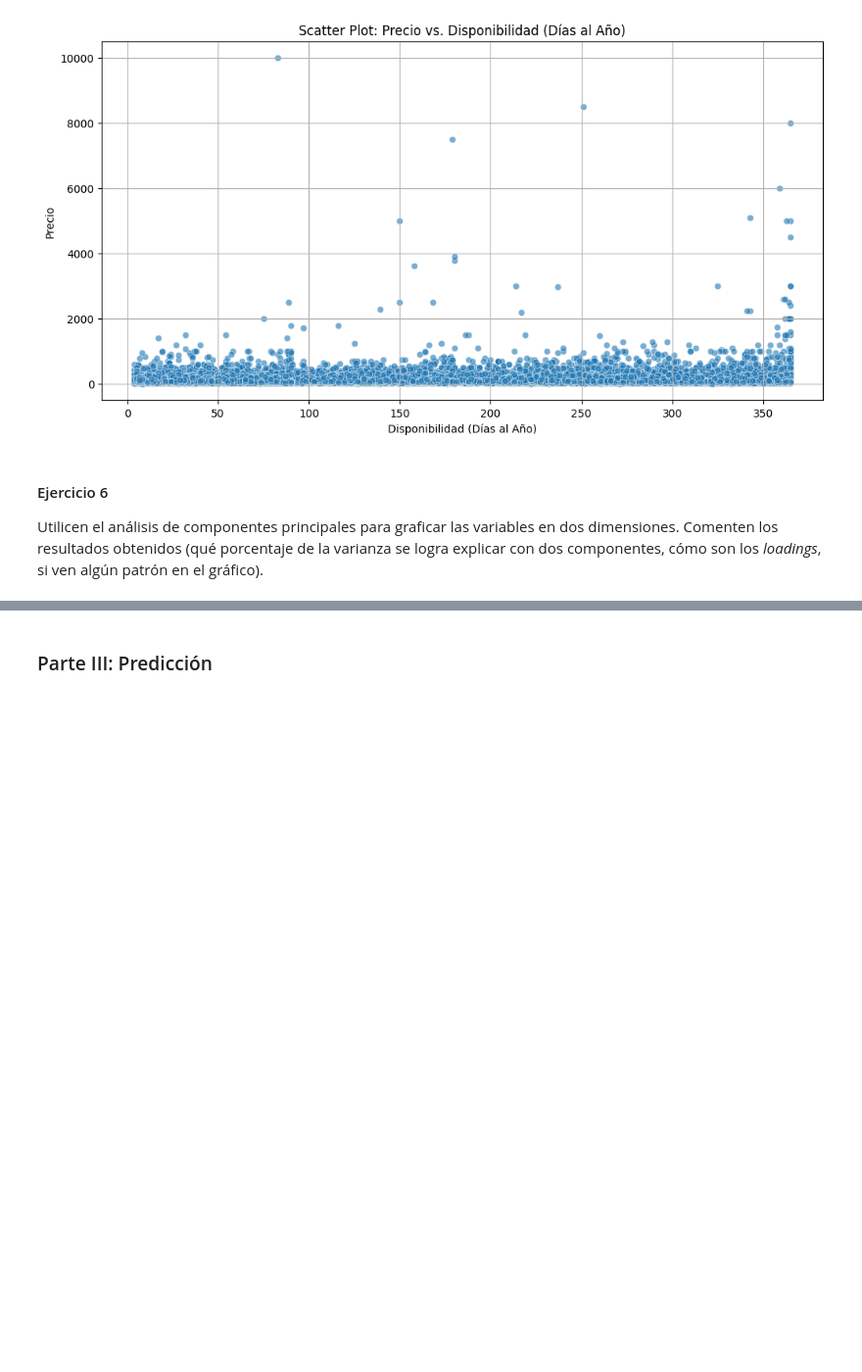
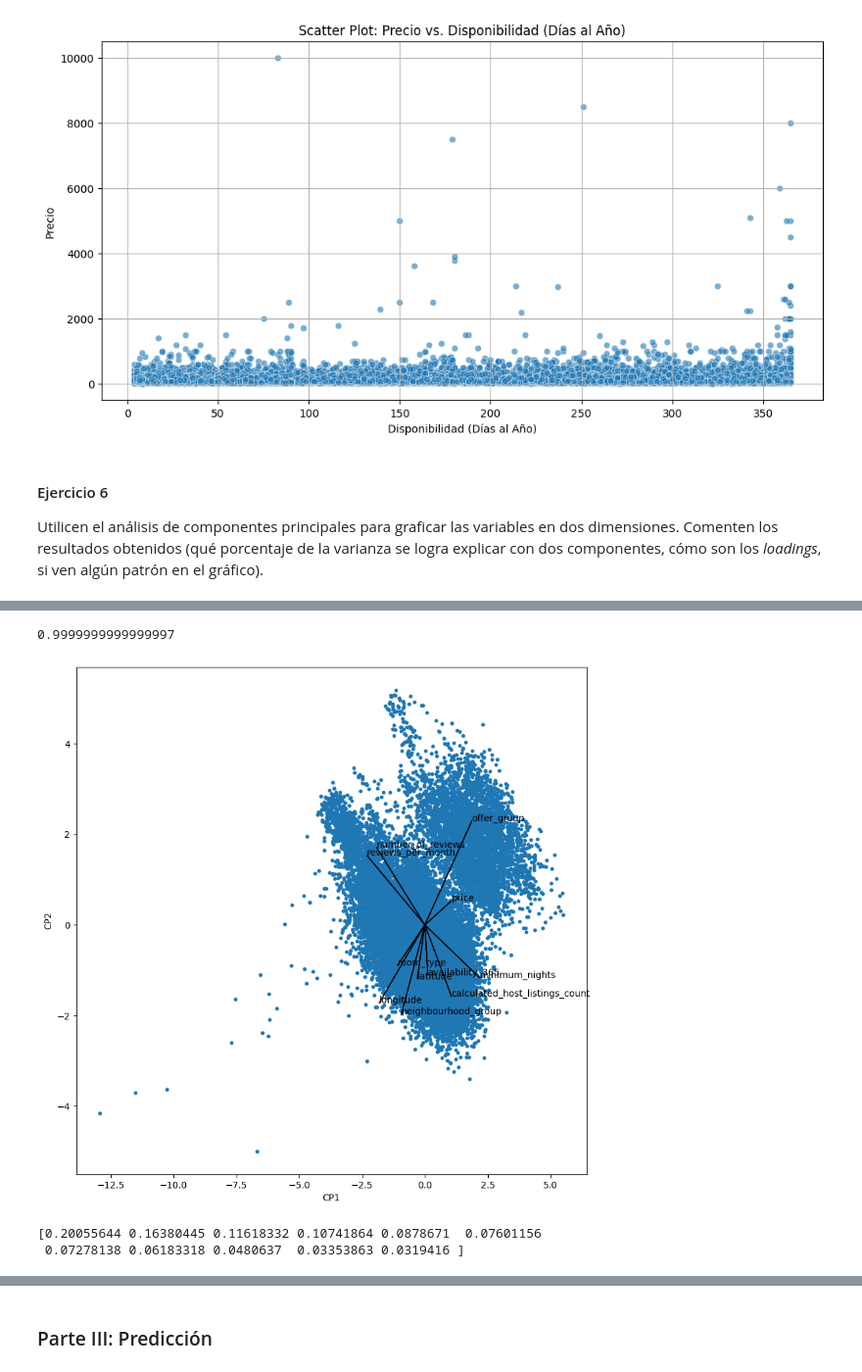
Before and after one commit to roluque/CC408-T2-3, a Jupyter notebook: TP2/TP2.ipynb, the cells around one changed output, grey strips where cells are left out. Shown at 98% size. Drawn from its saved outputs; the diff is of its cells as text; code cells hidden in the pictures; blank space fills up the shorter version.

```diff
--- a/TP2/TP2.ipynb
+++ b/TP2/TP2.ipynb
@@ -445,5 +439,5 @@ Name: price, dtype: float64
 Realicen dos scatter plots con dos variables de interés en cada uno. Comenten.
 # %%
 # Revertir la transformación logarítmica
-for column in columns_to_transform:
-    df_filtrado[column] = np.exp(df_filtrado[column]) - 1  # Restando 1 para revertir el +1 que se sumó antes
+#for column in columns_to_transform:
+#    df_filtrado[column] = np.exp(df_filtrado[column]) - 1  # Restando 1 para revertir el +1 que se sumó antes
@@ -509,26 +553,35 @@ pca.components_[0,0] #loadings del CP1 variable 1
 # %%
 #Si calculamos la norma euclídea de los loadings de cada componente, podemos ver que la suma de los cuadrados de los loadings de cada componente es igual a 1.
 (loading_vectors[0,0])**2+(loading_vectors[0,1])**2+(loading_vectors[0,2])**2+(loading_vectors[0,3])**2+(loading_vectors[0,4])**2+(loading_vectors[0,5])**2+(loading_vectors[0,6])**2+(loading_vectors[0,7])**2+(loading_vectors[0,8])**2+(loading_vectors[0,9])**2+(loading_vectors[0,10])**2
+# %% [output]
+0.9999999999999997
 # %%
-# Biplot
+# Hacemos el Biplot para ver el gráfico de las variables en dos dimensiones
 scores = airbnb_pca
 
 # Increase visibility of arrows and variable names
 i, j = 0, 1 # Componentes
 
 scale_arrow = s_ = 5 # para extender la longitud de las flechas y que se vean mejor
 scores[:,1] *= -1
-pca.components_[1] *= -1 # gira el eje y (CP2)
+#pca.components_[1] *= -1 # gira el eje y (CP2)
+pca.components_[0] *= -1
 
 fig, ax = plt.subplots(1, 1, figsize=(10, 10))
 ax.scatter(scores[:,0], scores[:,1], s=10)  # Increase the size of the rows by setting s=50
 ax.set_xlabel('CP%d' % (i+1))
 ax.set_ylabel('CP%d' % (j+1))
 for k in range(pca.components_.shape[1]):
     ax.arrow(0, 0, s_*pca.components_[i,k], s_*pca.components_[j,k])
     ax.text(s_*pca.components_[i,k], s_*pca.components_[j,k], df_filtrado.columns[k])
 
+
 plt.show()
+# %% [output]
+[figure, added]
 # %%
 # % de la Varianza explicada por los componentes
 print(pca.explained_variance_ratio_) # CP1 explica el 62% de la varianza
+# %% [output]
+[0.20055644 0.16380445 0.11618332 0.10741864 0.0878671  0.07601156
+ 0.07278138 0.06183318 0.0480637  0.03353863 0.0319416 ]
```
Also changed, not shown: parts of 14 cells of this notebook.
